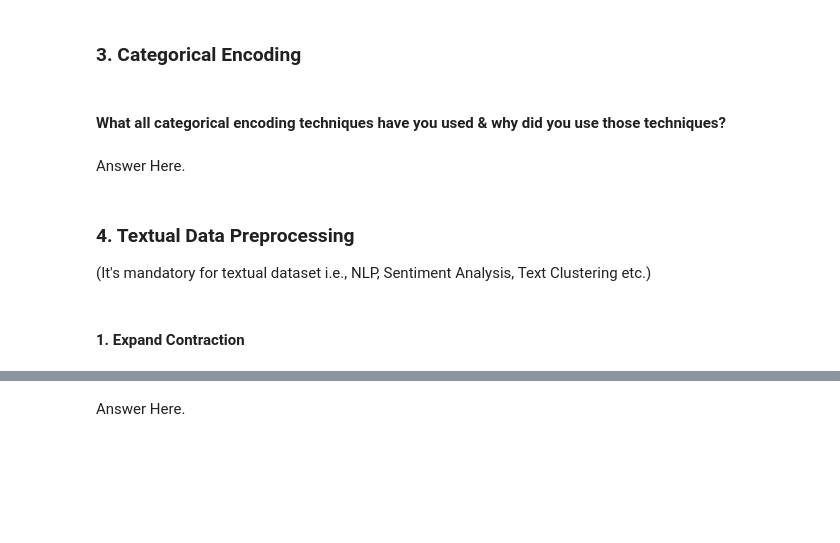
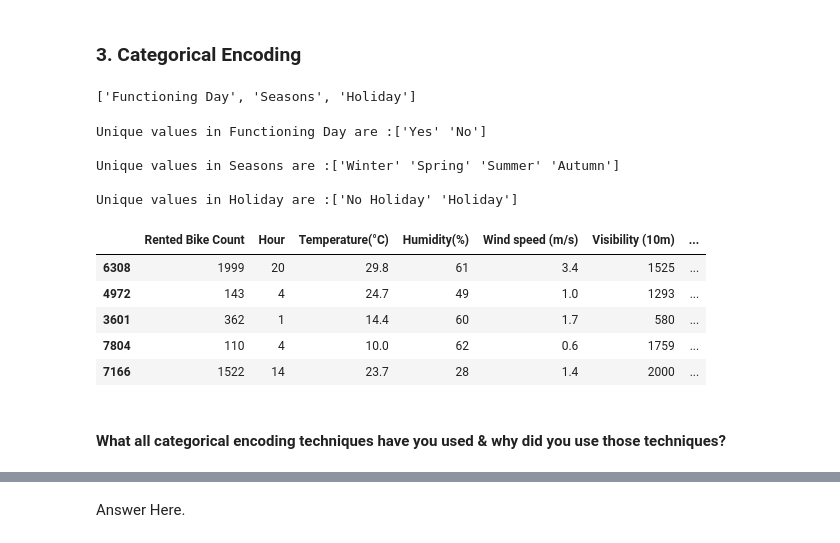
Before and after one commit to thepankaj018/Bike-Sharing-Demand-Prediction, a Jupyter notebook: Bike_Sharing_Demand_Prediction.ipynb, the cells around one changed output, grey strips where cells are left out. Cells and saved outputs as stored; diff of their text form; code cells hidden in the pictures; blank space fills up the shorter version.

```diff
--- a/Bike_Sharing_Demand_Prediction.ipynb
+++ b/Bike_Sharing_Demand_Prediction.ipynb
@@ -857,11 +887,28 @@ Answer Here.
+# %%
+categorical_features
+# %% [output]
+['Functioning Day', 'Seasons', 'Holiday']
+# %%
+# Fetching unique values in categorical features
+for elem in categorical_features:
+  print(f'Unique values in {elem} are :{df[elem].unique()}')
+  print("")
+# %% [output]
+Unique values in Functioning Day are :['Yes' 'No']
+
+Unique values in Seasons are :['Winter' 'Spring' 'Summer' 'Autumn']
+
+Unique values in Holiday are :['No Holiday' 'Holiday']
 # %%
 # Encode your categorical columns
+df = pd.get_dummies(df,columns=categorical_features,drop_first = True)
+df.sample(5)
+# %% [output]
+|  | Rented Bike Count | Hour | Temperature(°C) | Humidity(%) | Wind speed (m/s) | Visibility (10m) | ... |
+| 6308 | 1999 | 20 | 29.8 | 61 | 3.4 | 1525 | ... |
+| 4972 | 143 | 4 | 24.7 | 49 | 1.0 | 1293 | ... |
+| 3601 | 362 | 1 | 14.4 | 60 | 1.7 | 580 | ... |
+| 7804 | 110 | 4 | 10.0 | 62 | 0.6 | 1759 | ... |
+| 7166 | 1522 | 14 | 23.7 | 28 | 1.4 | 2000 | ... |
 # %% [markdown]
 #### What all categorical encoding techniques have you used & why did you use those techniques?
-# %% [markdown]
-Answer Here.
-# %% [markdown]
-### 4. Textual Data Preprocessing
-(It's mandatory for textual dataset i.e., NLP, Sentiment Analysis, Text Clustering etc.)
-# %% [markdown]
-#### 1. Expand Contraction
```
Also changed, not shown: parts of 70 cells of this notebook.
